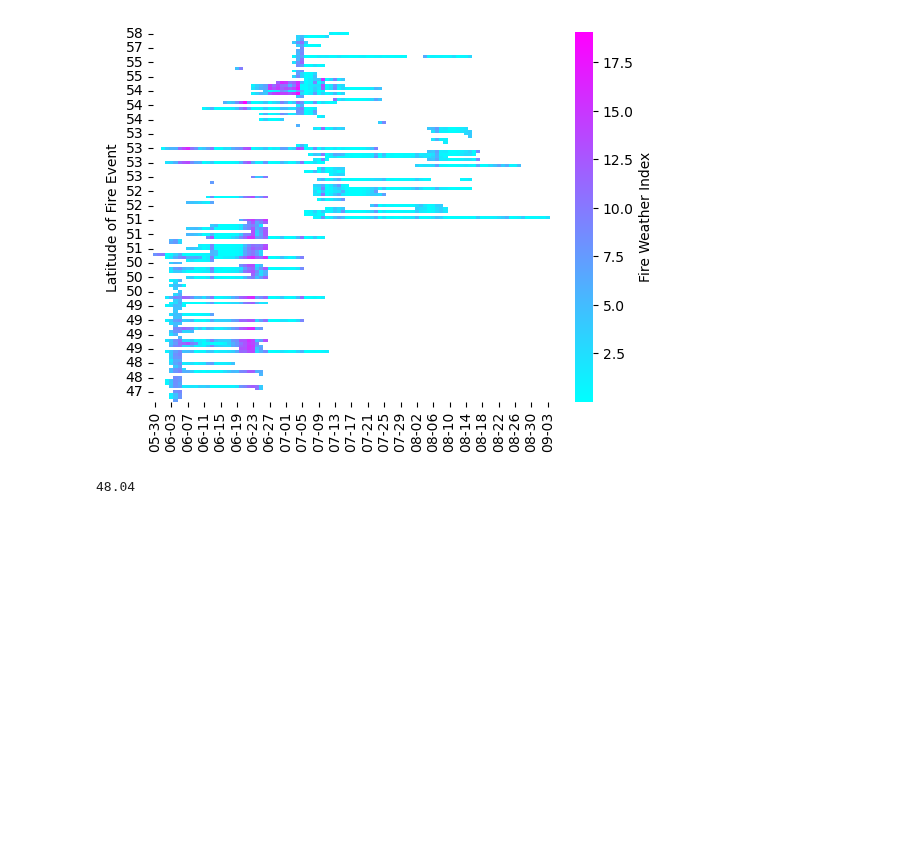
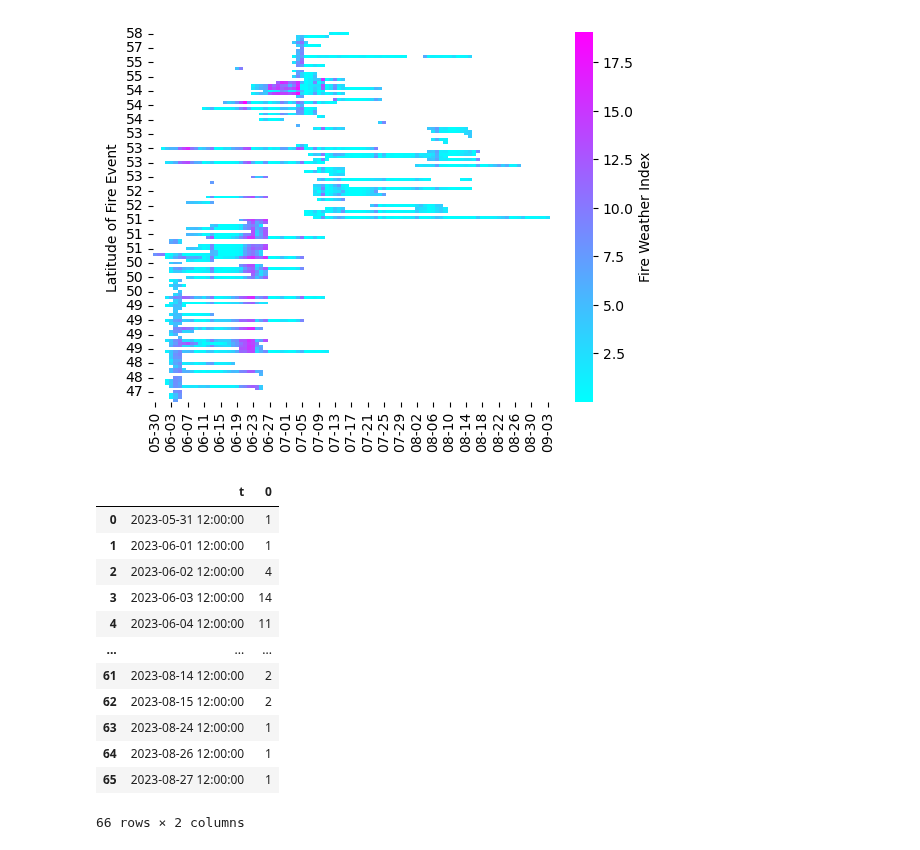
Before and after one commit to mccabete/fwiVis, a Jupyter notebook: Lightning_analysis/heatmap_timeseries.ipynb, the cells around one changed output. Cells and saved outputs as stored; diff of their text form; code cells hidden in the pictures; blank space fills up the shorter version.

```diff
--- a/Lightning_analysis/heatmap_timeseries.ipynb
+++ b/Lightning_analysis/heatmap_timeseries.ipynb
@@ -608,9 +605,31 @@ plt.savefig('/projects/old_shared/fire_weather_vis/Lightning_analysis/some_figs/
 # %% [output]
 [figure]
 # %%
-heat.index[120]
+## Make a companion figure that shows # of fires growing to a specific threshold per day
+
+grow_day = test_func[1]
+
+def get_num_fires(df):
+    n = len(df.fireID.unique())
+    return(n)
+
+
+num_fires = grow_day[grow_day.farea_diff > 20].groupby("t").apply(get_num_fires).reset_index()
+num_fires
 # %% [output]
+|  | t | 0 |
+| 0 | 2023-05-31 12:00:00 | 1 |
+| 1 | 2023-06-01 12:00:00 | 1 |
+| 2 | 2023-06-02 12:00:00 | 4 |
+| 3 | 2023-06-03 12:00:00 | 14 |
+| 4 | 2023-06-04 12:00:00 | 11 |
+| ... | ... | ... |
+| 61 | 2023-08-14 12:00:00 | 2 |
+| 62 | 2023-08-15 12:00:00 | 2 |
+| 63 | 2023-08-24 12:00:00 | 1 |
+| 64 | 2023-08-26 12:00:00 | 1 |
+| 65 | 2023-08-27 12:00:00 | 1 |
-48.04
+66 rows × 2 columns
 # %%
 # from matplotlib.image import imread
 
```
Also changed, not shown: parts of 6 cells of this notebook.
